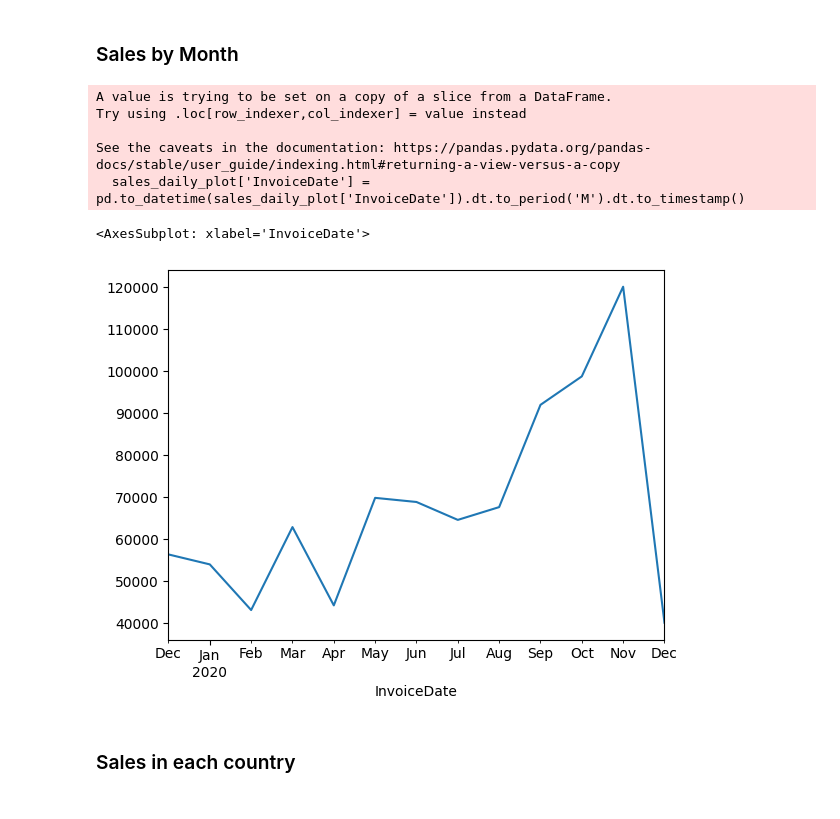
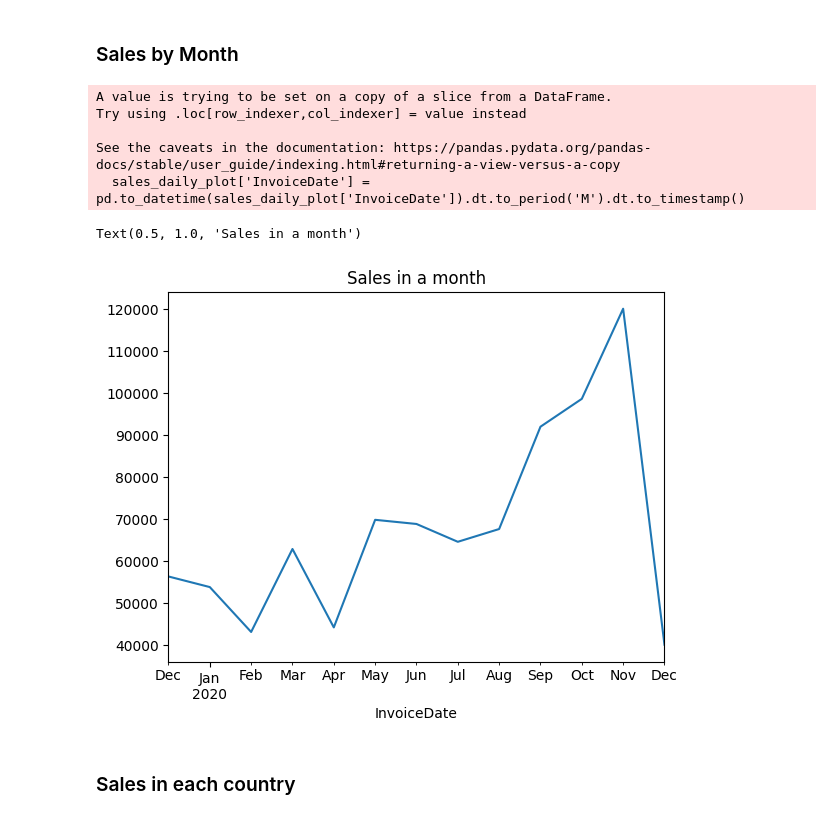
Before and after one commit to BaakhOfficial/Business-Data-Analysis-Report, a Jupyter notebook: Untitled-1.ipynb, the cells around one changed output. Saved outputs shown, nothing was run; the diff lists cells and outputs as text; code cells hidden in the pictures.

```diff
--- a/Untitled-1.ipynb
+++ b/Untitled-1.ipynb
@@ -263,7 +309,7 @@ That's a data we have. So we will clean big outliers and null values
 # Creating boolean indexing mask based on previous researh
 mask = (df['Description'].isnull()) | (df['UnitPrice'] < 0) | (df['UnitPrice'] > 5000) | (df['Quantity'] > 4000) | (df['CustomerID'].isnull())
 df_clean = df.drop(df[mask].index)
-df_clean = df_clean.drop_duplicates()
+df_clean = df_clean.drop_duplicates(['InvoiceNo', 'StockCode'])
 df_clean
 # %% [output]
 |  | InvoiceNo | StockCode | Description | Quantity | InvoiceDate | UnitPrice | CustomerID | Country |
@@ -393,17 +442,18 @@ top_sell_item.plot(kind='barh', width=0.8, ax=ax2)
 # %%
 sales_daily_plot = df_clean.loc[df_clean['Sum']>0]
 sales_daily_plot['InvoiceDate'] = pd.to_datetime(sales_daily_plot['InvoiceDate']).dt.to_period('M').dt.to_timestamp()
 sales_daily_plot = sales_daily_plot.groupby('InvoiceDate')['Sum'].sum()
 
 sales_daily_plot.plot(x='InvoiceDate', y='Sum',kind='line')
+plt.title('Sales in a month')
 # %% [output]
 A value is trying to be set on a copy of a slice from a DataFrame.
 Try using .loc[row_indexer,col_indexer] = value instead
 
 See the caveats in the documentation: https://pandas.pydata.org/pandas-docs/stable/user_guide/indexing.html#returning-a-view-versus-a-copy
   sales_daily_plot['InvoiceDate'] = pd.to_datetime(sales_daily_plot['InvoiceDate']).dt.to_period('M').dt.to_timestamp()
-<AxesSubplot: xlabel='InvoiceDate'>
+Text(0.5, 1.0, 'Sales in a month')
-[figure, old version]
+[figure, new version]
 # %% [markdown]
 ### Sales in each country
 # %%
```
Also changed, not shown: parts of 19 cells of this notebook, 1 other file.
